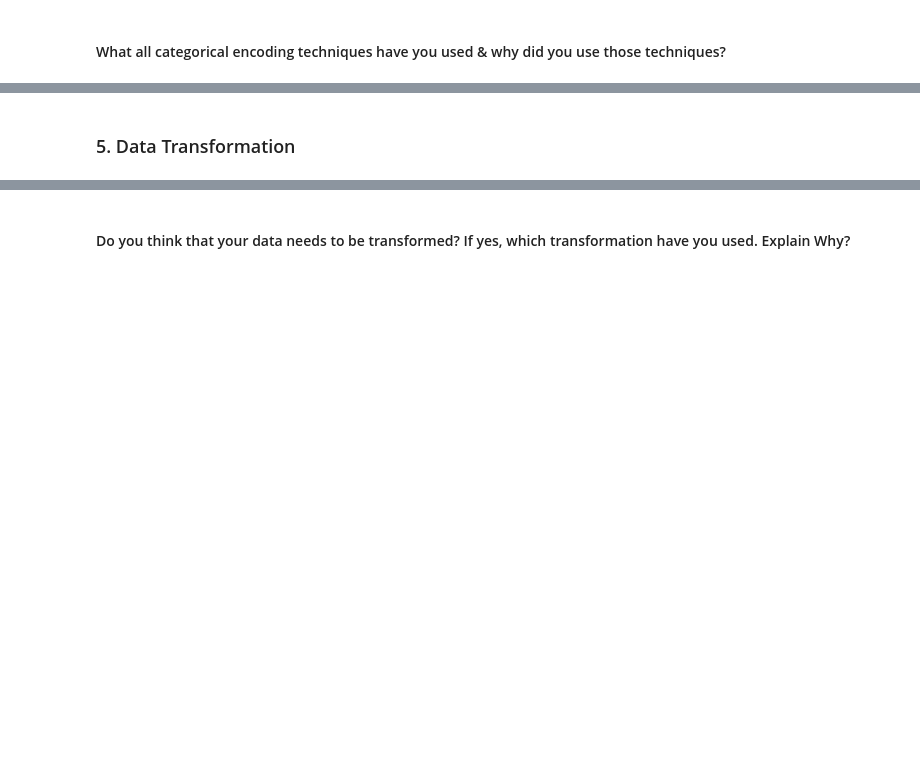
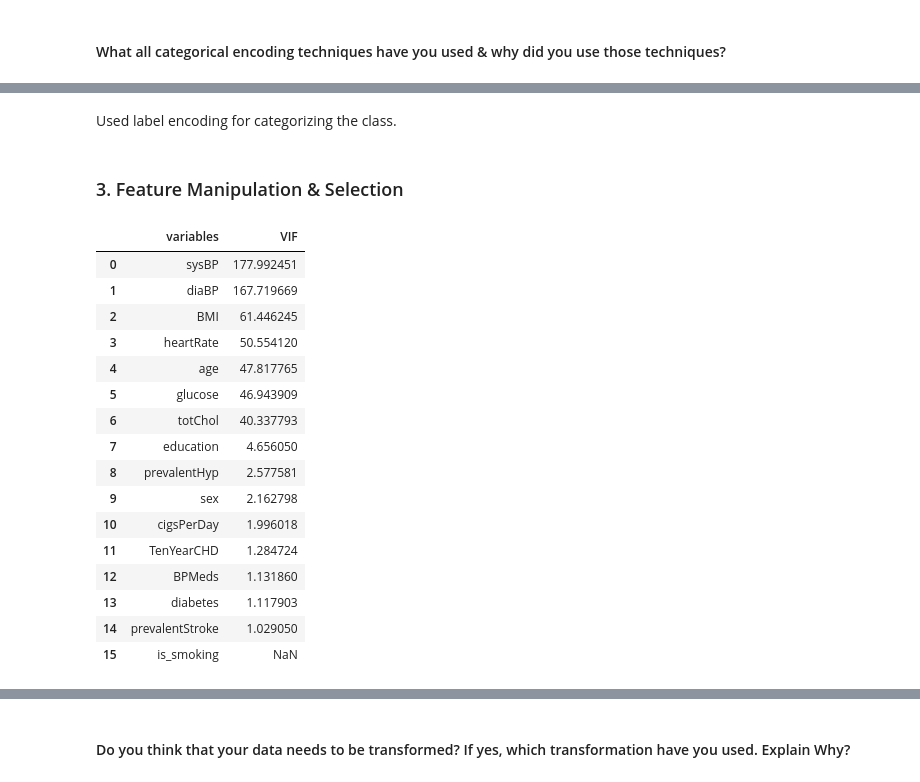
Before and after one commit to OmprakashDebata/Cardiovascular_Prediction_Classifcation, a Jupyter notebook: Cardiovascular_prediction_individual.ipynb, the cells around one changed output, grey strips where cells are left out. Drawn from its saved outputs; the diff is of its cells as text; code cells hidden in the pictures; blank space fills up the shorter version.

```diff
--- a/Cardiovascular_prediction_individual.ipynb
+++ b/Cardiovascular_prediction_individual.ipynb
@@ -880,0 +950,9 @@ Answer Here.
+# %%
+# handling outliers & outlier treatment
+
+# Capping the outlier rows with Percentiles
+for i in continuous:
+  upper_lim = data[i].quantile(.95)
+  lower_lim = data[i].quantile(.05)
+  data.loc[(data[i] > upper_lim),i] = upper_lim
+  data.loc[(data[i] < lower_lim),i] = lower_lim
@@ -889,2 +988,8 @@ Answer Here.
+# %%
+# Encoding categorical columns
+
+data['sex'] = data['sex'].apply(lambda x: 1 if x == 'M' else 0)
+
+data['is_smoking'] = data['is_smoking'].apply(lambda x: 1 if x == 'Yes' else 0)
 # %% [markdown]
 #### What all categorical encoding techniques have you used & why did you use those techniques?
@@ -964,2 +996,43 @@ Answer Here.
-# %% [markdown]
-### 5. Data Transformation
+# %% [markdown]
+Used label encoding for categorizing the class.
+# %% [markdown]
+### 3. Feature Manipulation & Selection
+# %%
+# Select your features wisely to avoid overfitting
+
+x = data.drop(columns = ['TenYearCHD'], axis = 1)
+y = data['TenYearCHD']
+# %%
+# Defining a function to calculate variance inflation factor
+
+def calc_vif(x):
+
+  # Calculating VIF
+  vif = pd.DataFrame()
+  vif['variables'] = x.columns
+  vif['VIF'] = [variance_inflation_factor(x.values, i) for i in range(x.shape[1])]
+
+  return(vif.sort_values(by='VIF', ascending=False).reset_index(drop=True))
+# %%
+# checking VIF for each variable
+
+independent_variables = [i for i in data.columns if i not in ['TenYearChD']]
+calc_vif(data[independent_variables])
+# %% [output]
+|  | variables | VIF |
+| 0 | sysBP | 177.992451 |
+| 1 | diaBP | 167.719669 |
+| 2 | BMI | 61.446245 |
+| 3 | heartRate | 50.554120 |
+| 4 | age | 47.817765 |
+| 5 | glucose | 46.943909 |
+| 6 | totChol | 40.337793 |
+| 7 | education | 4.656050 |
+| 8 | prevalentHyp | 2.577581 |
+| 9 | sex | 2.162798 |
+| 10 | cigsPerDay | 1.996018 |
+| 11 | TenYearCHD | 1.284724 |
+| 12 | BPMeds | 1.131860 |
+| 13 | diabetes | 1.117903 |
+| 14 | prevalentStroke | 1.029050 |
+| 15 | is_smoking | NaN |
```
Also changed, not shown: parts of 108 cells of this notebook.
